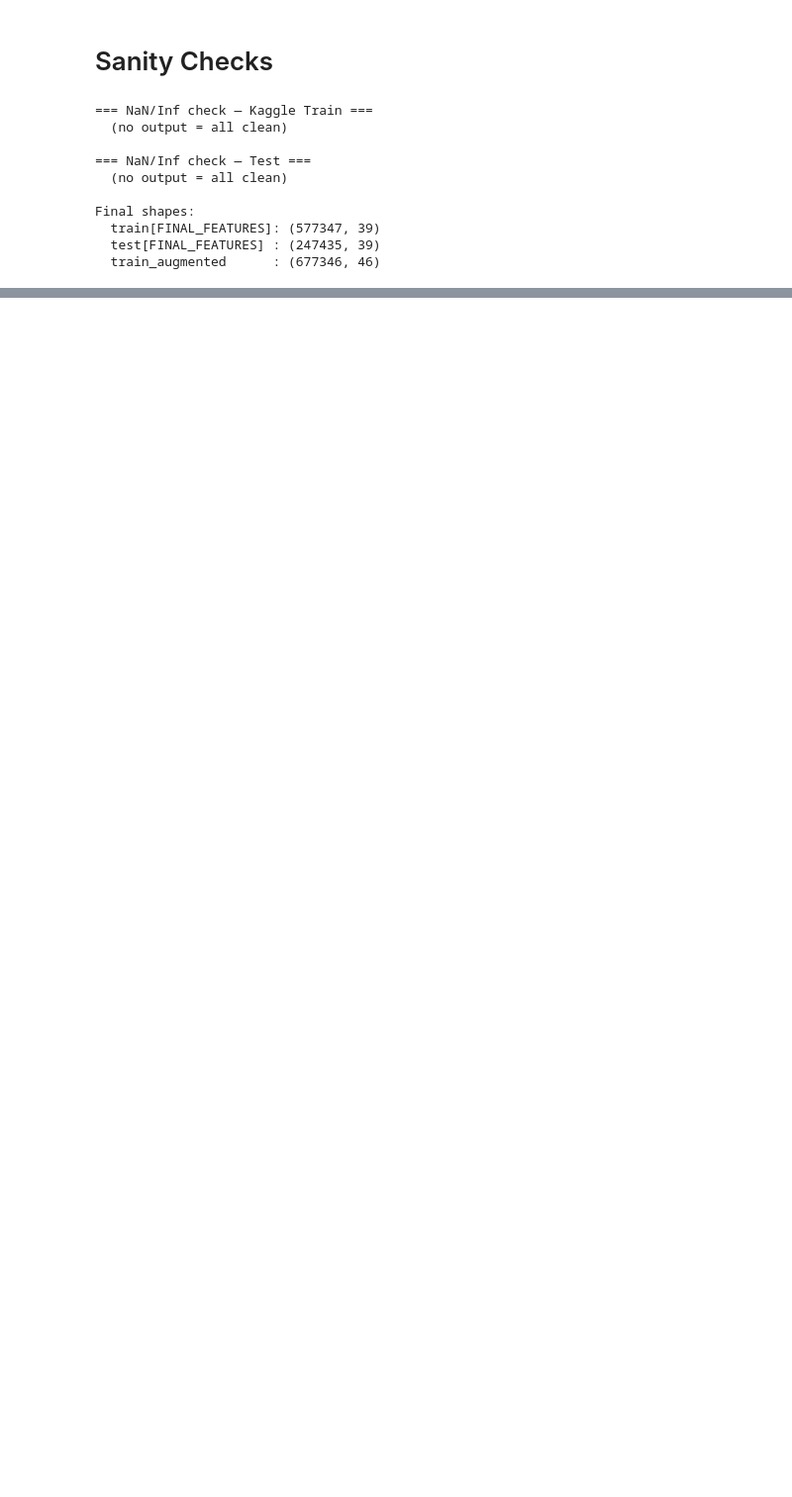
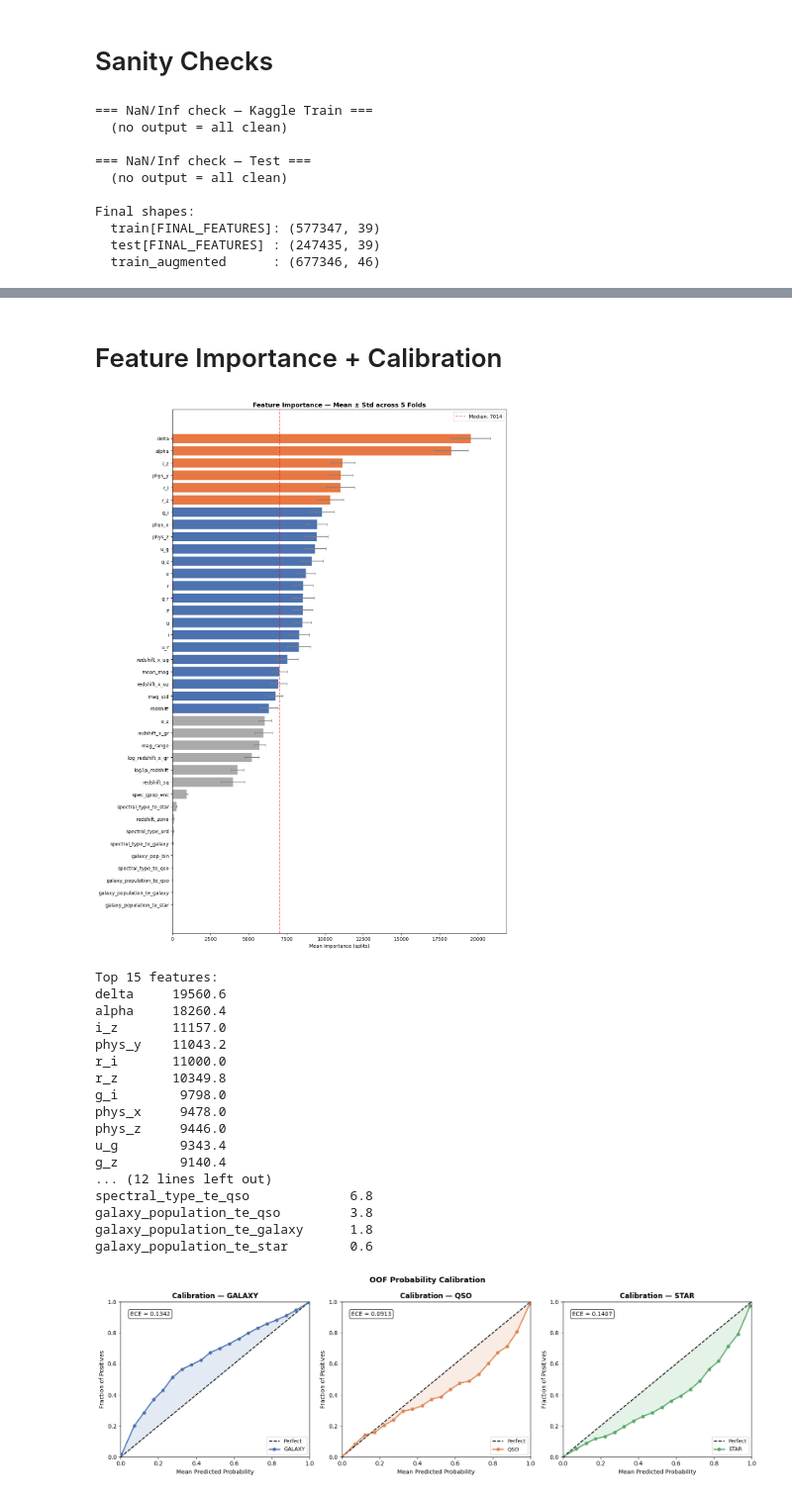
Before and after one commit to 23f2001942/KaggleCompetitions, a Jupyter notebook: Predict Stellar Class.ipynb, the cells around one changed output, grey strips where cells are left out. Shown at 99% size. Cells and saved outputs as stored; diff of their text form; code cells hidden in the pictures; blank space fills up the shorter version.

```diff
--- a/Predict Stellar Class.ipynb
+++ b/Predict Stellar Class.ipynb
@@ -463,0 +578,79 @@ FINAL_FEATURES list:
+# %% [markdown]
+# Feature Importance + Calibration
+# %%
+# Feature Importance
+fi_mean = pd.concat(feature_imps, axis=1).mean(axis=1).sort_values(ascending=False)
+fi_std  = pd.concat(feature_imps, axis=1).std(axis=1)
+
+fig, ax = plt.subplots(figsize=(12, 16))
+bar_colors = [
+    '#E87843' if fi_mean[f] >= fi_mean.quantile(0.85) else
+    '#4C72B0' if fi_mean[f] >= fi_mean.quantile(0.40) else
+    '#AAAAAA'
+    for f in fi_mean.index
+]
+ax.barh(fi_mean.index[::-1], fi_mean.values[::-1],
+        xerr=fi_std.reindex(fi_mean.index[::-1]).values,
+        color=bar_colors[::-1], edgecolor='white', capsize=3, ecolor='gray')
+ax.axvline(fi_mean.median(), color='red', linestyle='--', alpha=0.6,
+           label=f'Median: {fi_mean.median():.0f}')
+ax.set_xlabel('Mean Importance (splits)')
+ax.set_title('Feature Importance — Mean ± Std across 5 Folds',
+             fontsize=13, fontweight='bold')
+ax.legend()
+plt.tight_layout()
+plt.show()
+
+print('Top 15 features:')
+print(fi_mean.head(15).round(1).to_string())
+print('\nBottom 10:')
+print(fi_mean.tail(10).round(1).to_string())
+
+# Calibration
+fig, axes = plt.subplots(1, 3, figsize=(16, 5))
+for cls_idx, cls_name in enumerate(le.classes_):
+    ax     = axes[cls_idx]
+    y_bin  = (y == cls_idx).astype(int)
+    y_prob = oof_probs[:, cls_idx]
+
+    prob_true, prob_pred = calibration_curve(y_bin, y_prob, n_bins=20)
+
+    ax.plot([0, 1], [0, 1], 'k--', lw=1.5, label='Perfect')
+    ax.plot(prob_pred, prob_true, 'o-',
+            color=CLASS_COLORS[cls_name], lw=2, ms=5, label=cls_name)
+    ax.fill_between(prob_pred, prob_true, prob_pred,
+                    alpha=0.15, color=CLASS_COLORS[cls_name])
+    ece = np.mean(np.abs(prob_true - prob_pred))
+    ax.text(0.05, 0.91, f'ECE ≈ {ece:.4f}', transform=ax.transAxes,
+            fontsize=10, bbox=dict(boxstyle='round', facecolor='white', alpha=0.8))
+    ax.set_xlabel('Mean Predicted Probability')
+    ax.set_ylabel('Fraction of Positives')
+    ax.set_title(f'Calibration — {cls_name}', fontweight='bold')
+    ax.legend(fontsize=9)
+    ax.set_xlim(0, 1)
+    ax.set_ylim(0, 1)
+
+plt.suptitle('OOF Probability Calibration',
+             fontsize=13, fontweight='bold')
+plt.tight_layout()
+plt.show()
+# %% [output]
+[figure, added]
+Top 15 features:
+delta     19560.6
+alpha     18260.4
+i_z       11157.0
+phys_y    11043.2
+r_i       11000.0
+r_z       10349.8
+g_i        9798.0
+phys_x     9478.0
+phys_z     9446.0
+u_g        9343.4
+g_z        9140.4
+... (12 lines left out)
+spectral_type_te_qso             6.8
+galaxy_population_te_qso         3.8
+galaxy_population_te_galaxy      1.8
+galaxy_population_te_star        0.6
+[figure, added]
```
Also changed, not shown: parts of 27 cells of this notebook.
